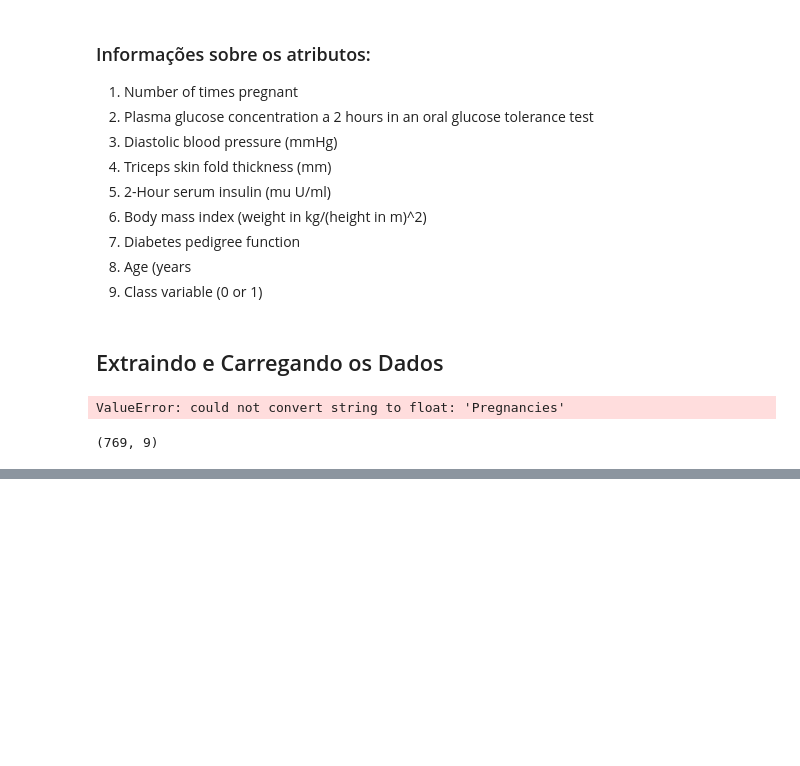
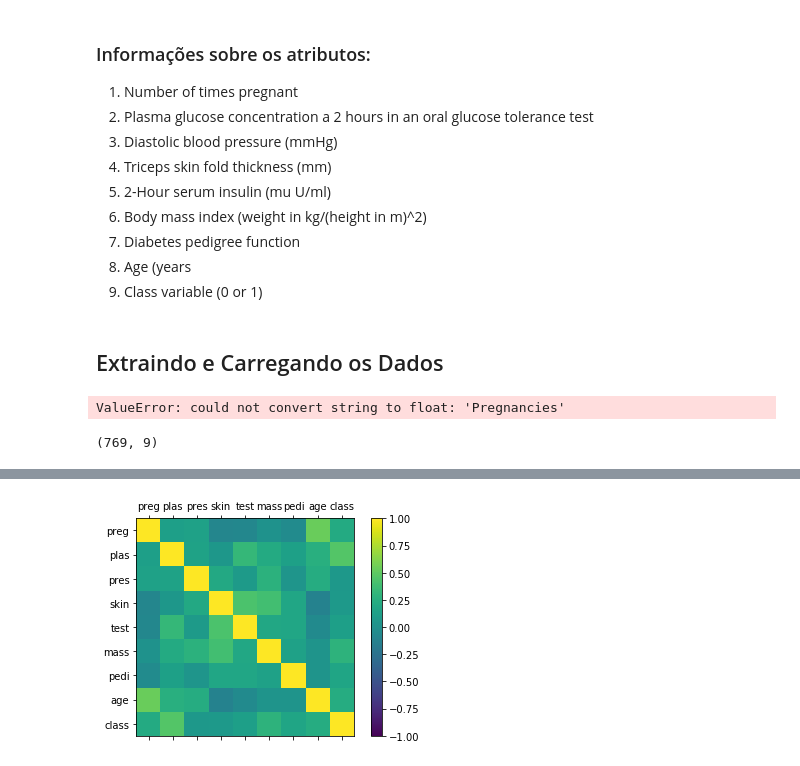
Before and after one commit to bambrozim/DataScienceAcademy, a Jupyter notebook: Big Data Real-Time Analytics com Python e Spark/05 - Machine Learning em Python/Processo Machine Learning.ipynb, the cells around one changed output, grey strips where cells are left out. Saved outputs shown, nothing was run; the diff lists cells and outputs as text; code cells hidden in the pictures; blank space fills up the shorter version.

```diff
--- a/Big Data Real-Time Analytics com Python e Spark/05 - Machine Learning em Python/Processo Machine Learning.ipynb
+++ b/Big Data Real-Time Analytics com Python e Spark/05 - Machine Learning em Python/Processo Machine Learning.ipynb
@@ -41,0 +165,18 @@ print(dados.shape)
+# %%
+# Matriz de correlação com nomes das variáveis
+correlations = dados.corr()
+
+# Plot
+import numpy as np
+fig = plt.figure()
+ax = fig.add_subplot(111)
+cax = ax.matshow(correlations, vmin=-1, vmax=1)
+fig.colorbar(cax)
+ticks = np.arange(0, 9, 1)
+ax.set_xticks(ticks)
+ax.set_yticks(ticks)
+ax.set_xticklabels(colunas)
+ax.set_yticklabels(colunas)
+plt.show()
+# %% [output]
+[figure, added]
```
Also changed, not shown: parts of 25 cells of this notebook.
